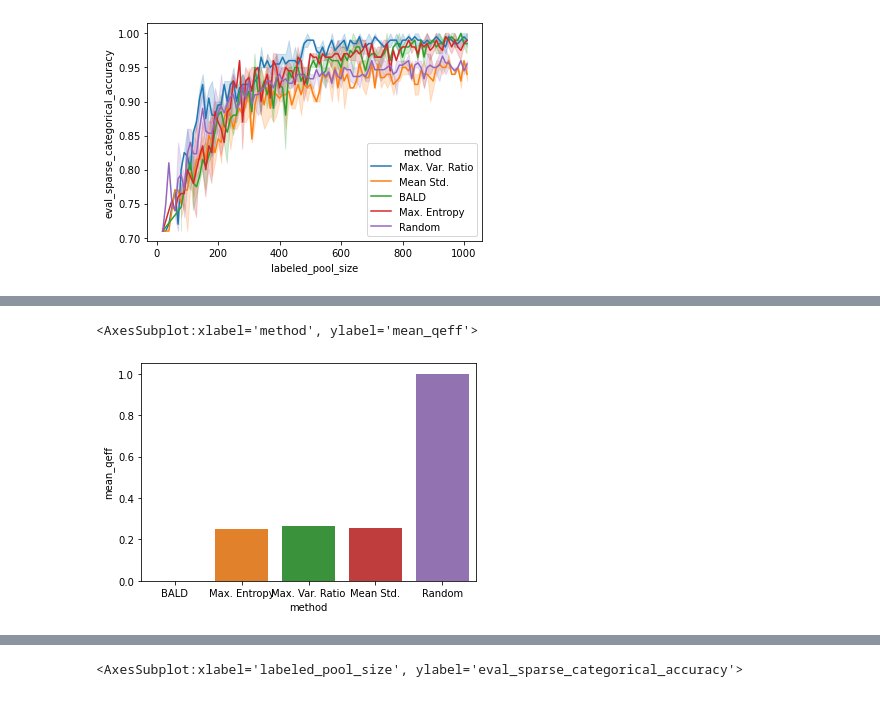
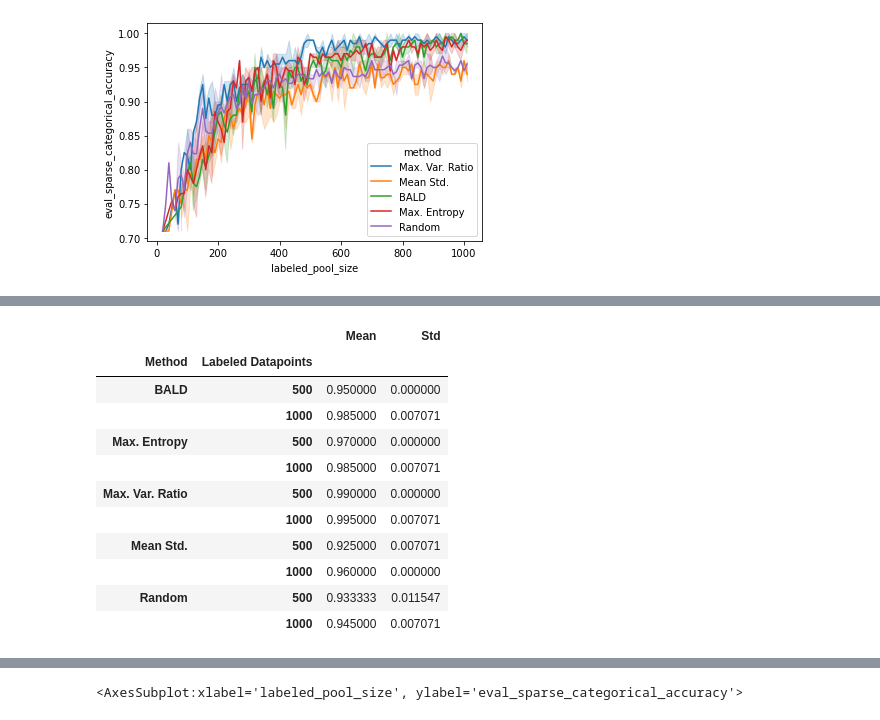
Before and after one commit to ExLeonem/master-thesis-code, a Jupyter notebook: wp/notebooks/experiments/mnist/temp.ipynb, the cells around one changed output, grey strips where cells are left out. Drawn from its saved outputs; the diff is of its cells as text; code cells hidden in the pictures.

Commit message:
add calculations for statics and stat write

```diff
--- a/wp/notebooks/experiments/mnist/temp.ipynb
+++ b/wp/notebooks/experiments/mnist/temp.ipynb
@@ -75,5 +54,16 @@ sns.barplot(data=Frame.filter(mp_mean, {"method": "Random"}), x="method", y="que
-# %%
-sns.barplot(data=mp_mean, x="method", y="mean_qeff")
-# %% [output]
-<AxesSubplot:xlabel='method', ylabel='mean_qeff'>
-[figure, removed]
+# %%
+acc_per_dp = Stats.per_points(frame.get_frame(), 500, model=False, key="eval_sparse_categorical_accuracy")
+acc_per_dp
+# %% [output]
+|  |  | Mean | Std |
+| Method | Labeled Datapoints |  |  |
+| BALD | 500 | 0.950000 | 0.000000 |
+|  | 1000 | 0.985000 | 0.007071 |
+| Max. Entropy | 500 | 0.970000 | 0.000000 |
+|  | 1000 | 0.985000 | 0.007071 |
+| Max. Var. Ratio | 500 | 0.990000 | 0.000000 |
+|  | 1000 | 0.995000 | 0.007071 |
+| Mean Std. | 500 | 0.925000 | 0.007071 |
+|  | 1000 | 0.960000 | 0.000000 |
+| Random | 500 | 0.933333 | 0.011547 |
+|  | 1000 | 0.945000 | 0.007071 |
```
Also changed, not shown: parts of 26 cells of this notebook, 6 other files.
